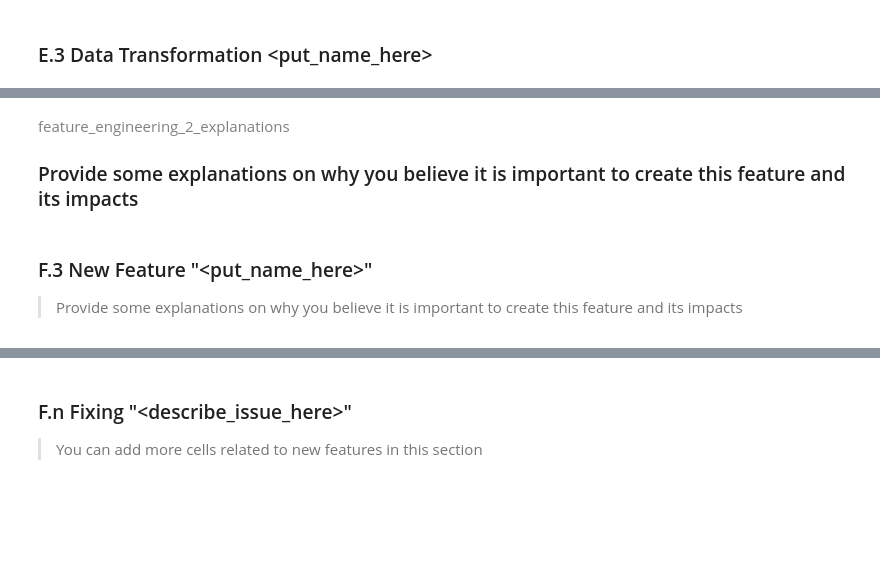
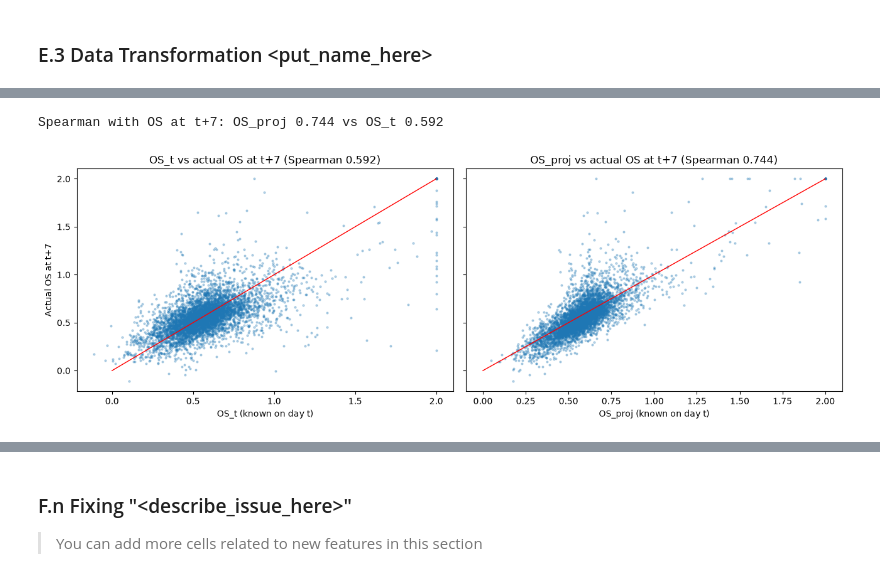
Before and after one commit to Vego08/36120-at3-group12-experiments, a Jupyter notebook: notebooks/36120_26SP_AT3_group12_26059271_experiment.ipynb, the cells around one changed output, grey strips where cells are left out. Cells and saved outputs as stored; diff of their text form; code cells hidden in the pictures; blank space fills up the shorter version.

Commit message:
Save final TOR model, metadata, label map and final notebook run

```diff
--- a/notebooks/36120_26SP_AT3_group12_26059271_experiment.ipynb
+++ b/notebooks/36120_26SP_AT3_group12_26059271_experiment.ipynb
@@ -975,0 +1064,9 @@ provide a quick explanation on the features selected
+# %%
+# <Student to fill this section>
+features_list = [
+    # Required by the brief (fetched from other students' APIs in production)
+    "Return20", "RelativeVolume", "Volatility20", "MA5", "MA20",
+    # Engineered (computed from the inputs above and the Kraken price history)
+    "MA_ratio", "OS_t", "OS_proj",
+]
+print(f"{len(features_list)} features:", features_list)
@@ -993,0 +1112,17 @@ Provide some explanations on why you believe it is important to fix this issue a
+# %%
+# <Student to fill this section>
+before = len(df_tor)
+no_target = df_tor[target_name].isna()
+no_features = df_tor[features_list].isna().any(axis=1)
+
+print(f"Total rows:                                 {before}")
+print(f"Rows without a target (last 7 days/token):  {(no_target & ~no_features).sum()}")
+print(f"Rows with incomplete features (warm-up):    {(no_features & ~no_target).sum()}")
+print(f"Rows missing both:                          {(no_features & no_target).sum()}")
+
+data = df_tor[~no_target & ~no_features].copy()
+data[target_name] = data[target_name].astype(int)
+print(f"Rows kept for modelling:                    {len(data)} ({len(data) / before:.1%})")
+print("\nRows kept per token:")
+print(data.groupby("token").size().to_string())
+print("\nRemaining missing values in features + target:", int(data[features_list + [target_name]].isna().sum().sum()))
@@ -1061,10 +1424,0 @@ Provide some explanations on why you believe it is important to create this feat
-# %%
-# Do not modify this code
-print_tile(size="h3", key='feature_engineering_2_explanations', value=feature_engineering_2_explanations)
-# %% [output]
-feature_engineering_2_explanations
-Provide some explanations on why you believe it is important to create this feature and its impacts
-# %% [markdown]
-### F.3 New Feature "\<put_name_here\>"
-
-> Provide some explanations on why you believe it is important to create this feature and its impacts
@@ -1077,0 +1425,19 @@ Provide some explanations on why you believe it is important to create this feat
+# %%
+# <Student to fill this section>
+rho_proj = data[["OS_proj", "OS_future"]].corr(method="spearman").iloc[0, 1]
+rho_t = data[["OS_t", "OS_future"]].corr(method="spearman").iloc[0, 1]
+print(f"Spearman with OS at t+7: OS_proj {rho_proj:.3f} vs OS_t {rho_t:.3f}")
+
+fig, axes = plt.subplots(1, 2, figsize=(13, 4.5), sharey=True)
+for ax, col, rho in [(axes[0], "OS_t", rho_t), (axes[1], "OS_proj", rho_proj)]:
+    ax.scatter(data[col].clip(upper=2), data["OS_future"].clip(upper=2), s=4, alpha=0.3)
+    ax.plot([0, 2], [0, 2], color="red", linewidth=1)
+    ax.set_xlabel(f"{col} (known on day t)")
+    ax.set_title(f"{col} vs actual OS at t+7 (Spearman {rho:.3f})")
+axes[0].set_ylabel("Actual OS at t+7")
+plt.tight_layout()
+plt.savefig(FIGURES_DIR / "os_proj_vs_future.png", dpi=150)
+plt.show()
+# %% [output]
+Spearman with OS at t+7: OS_proj 0.744 vs OS_t 0.592
+[figure, added]
```
Also changed, not shown: parts of 108 cells of this notebook, 3 other files.
